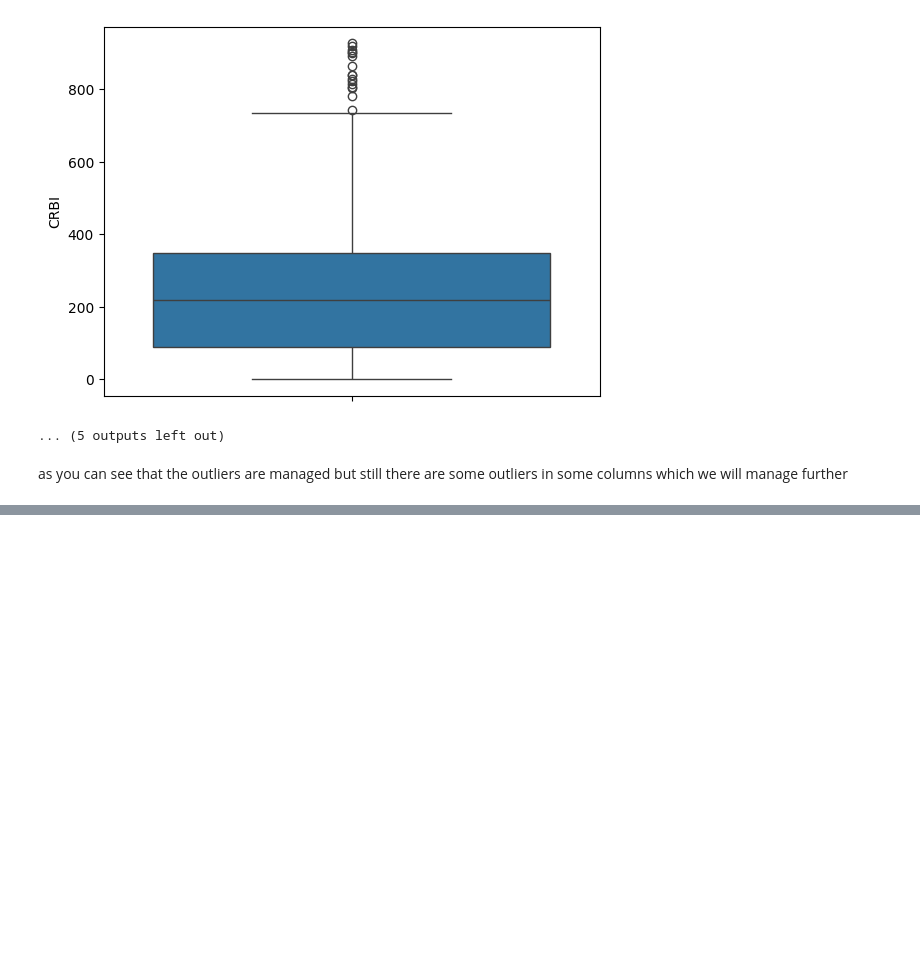
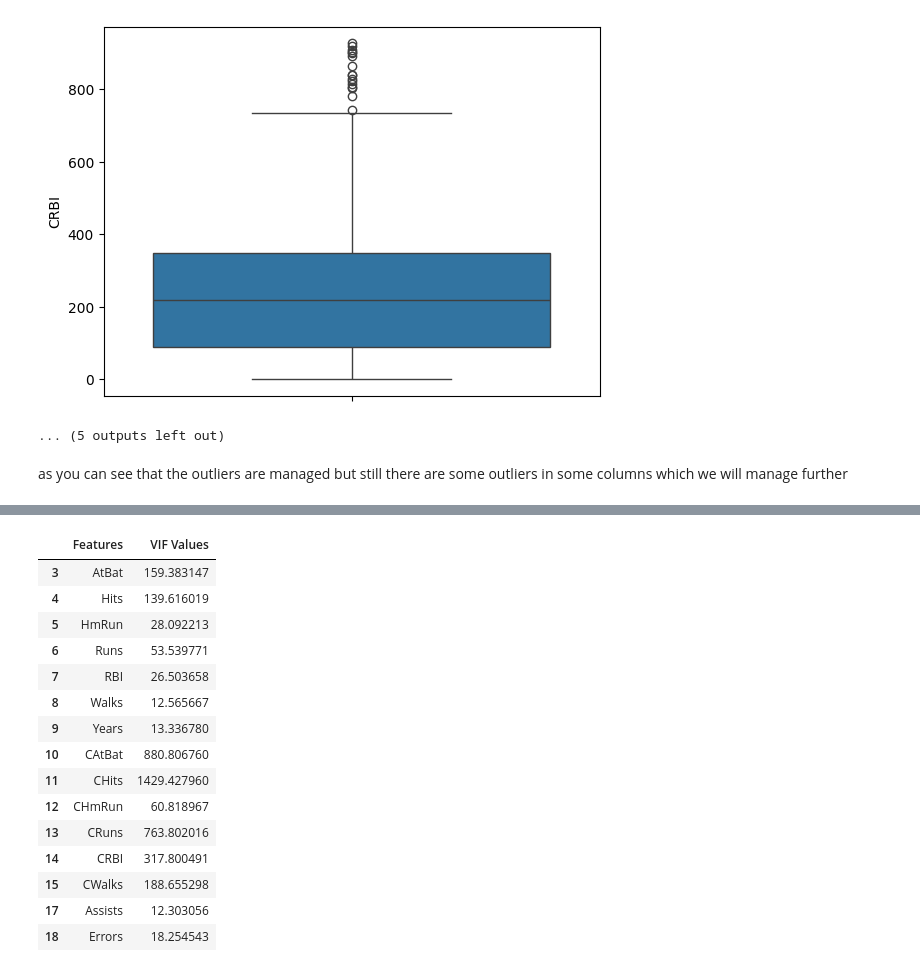
Before and after one commit to devpatel0005/Baseball-Player-Salary-Prediction, a Jupyter notebook: IPL_Player_Salary_Prediction.ipynb, the cells around one changed output, grey strips where cells are left out. Cells and saved outputs as stored; diff of their text form; code cells hidden in the pictures; blank space fills up the shorter version.

```diff
--- a/IPL_Player_Salary_Prediction.ipynb
+++ b/IPL_Player_Salary_Prediction.ipynb
@@ -207,0 +300,30 @@ for i in num_cols:
+# %%
+#here we can see that there is much multi colinearity so we will implement the VIF method
+from statsmodels.stats.outliers_influence import variance_inflation_factor
+
+# Convert boolean columns to integer (0 or 1)
+for col in ['League_N', 'Division_W', 'NewLeague_N']:
+    df[col] = df[col].astype(int)
+
+vif=pd.DataFrame()
+vif['Features']=df.columns
+vif['VIF Values']=[variance_inflation_factor(df.values,i) for i in range(len(df.columns))]
+# %%
+vif[vif['VIF Values']>10]
+# %% [output]
+|  | Features | VIF Values |
+| 3 | AtBat | 159.383147 |
+| 4 | Hits | 139.616019 |
+| 5 | HmRun | 28.092213 |
+| 6 | Runs | 53.539771 |
+| 7 | RBI | 26.503658 |
+| 8 | Walks | 12.565667 |
+| 9 | Years | 13.336780 |
+| 10 | CAtBat | 880.806760 |
+| 11 | CHits | 1429.427960 |
+| 12 | CHmRun | 60.818967 |
+| 13 | CRuns | 763.802016 |
+| 14 | CRBI | 317.800491 |
+| 15 | CWalks | 188.655298 |
+| 17 | Assists | 12.303056 |
+| 18 | Errors | 18.254543 |
```
Also changed, not shown: parts of 17 cells of this notebook.
